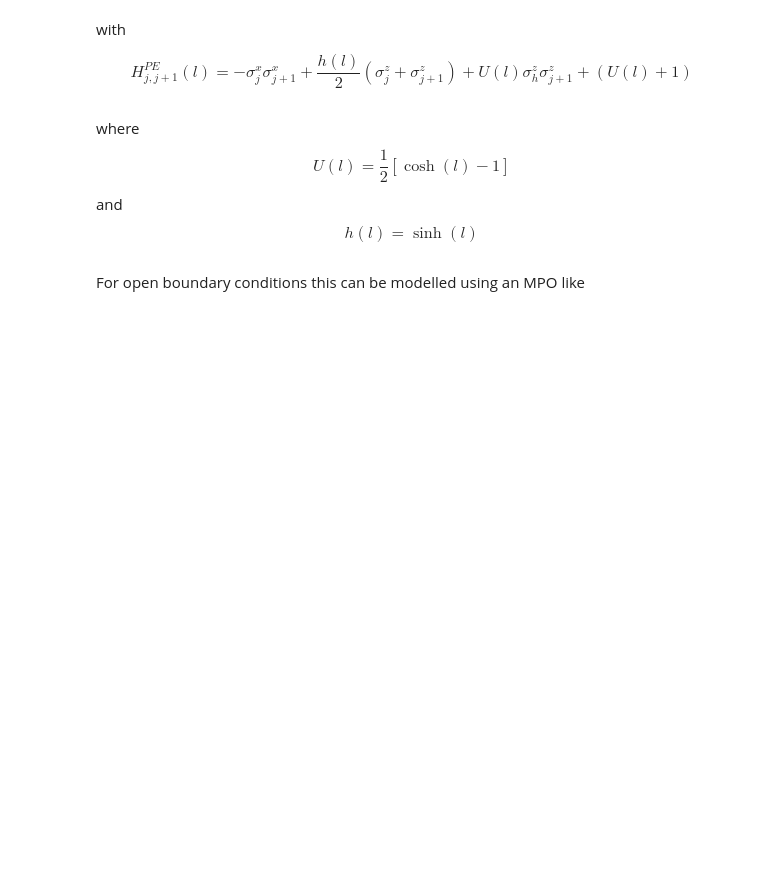
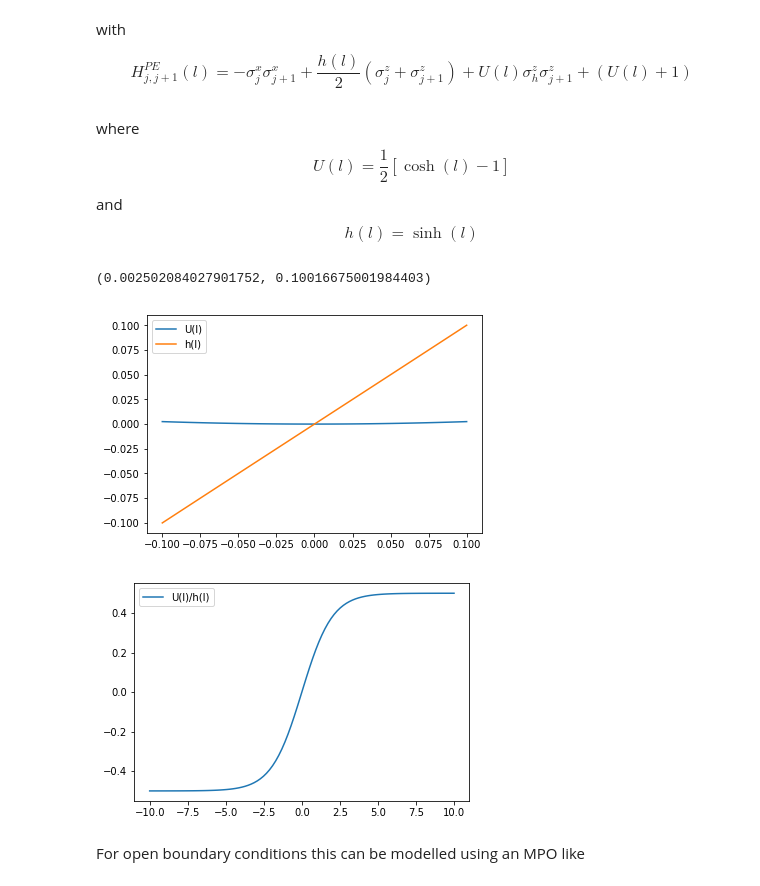
Before and after one commit to nmoran/pf_resonances, a Jupyter notebook: Notebooks/PEModels.ipynb, the cells around one changed output. Saved outputs shown, nothing was run; the diff lists cells and outputs as text; code cells hidden in the pictures; blank space fills up the shorter version.

```diff
--- a/Notebooks/PEModels.ipynb
+++ b/Notebooks/PEModels.ipynb
@@ -14,6 +14,25 @@ where
 $$ U(l) = \frac{1}{2}\left[ \cosh(l)-1\right] $$
 and
 $$ h(l) = \sinh(l)$$
+# %%
+U = lambda x: 0.5*np.cosh(x) - 0.5
+h = lambda x: np.sinh(x)
+
+x = np.linspace(-0.1, 0.1, 100)
+plt.plot(x, np.vectorize(U)(x), label='U(l)')
+plt.plot(x, np.vectorize(h)(x), label='h(l)')
+plt.legend()
+# plt.yscale('log')
+
+plt.figure()
+x = np.linspace(-10, 10, 100)
+plt.plot(x, np.vectorize(U)(x)/np.vectorize(h)(x), label='U(l)/h(l)')
+plt.legend()
+print((U(0.1), h(0.1)))
+# %% [output]
+(0.002502084027901752, 0.10016675001984403)
+[figure, added]
+[figure, added]
 # %% [markdown]
 For open boundary conditions this can be modelled using an MPO like
 # %% [markdown]
```
Also changed, not shown: parts of 10 cells of this notebook, 1 other file.
